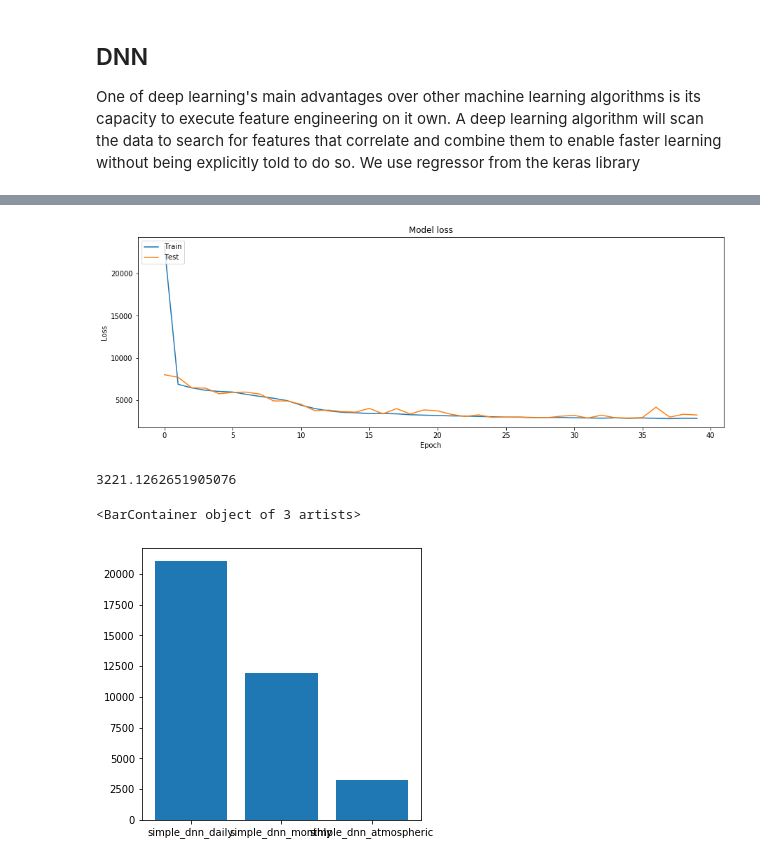
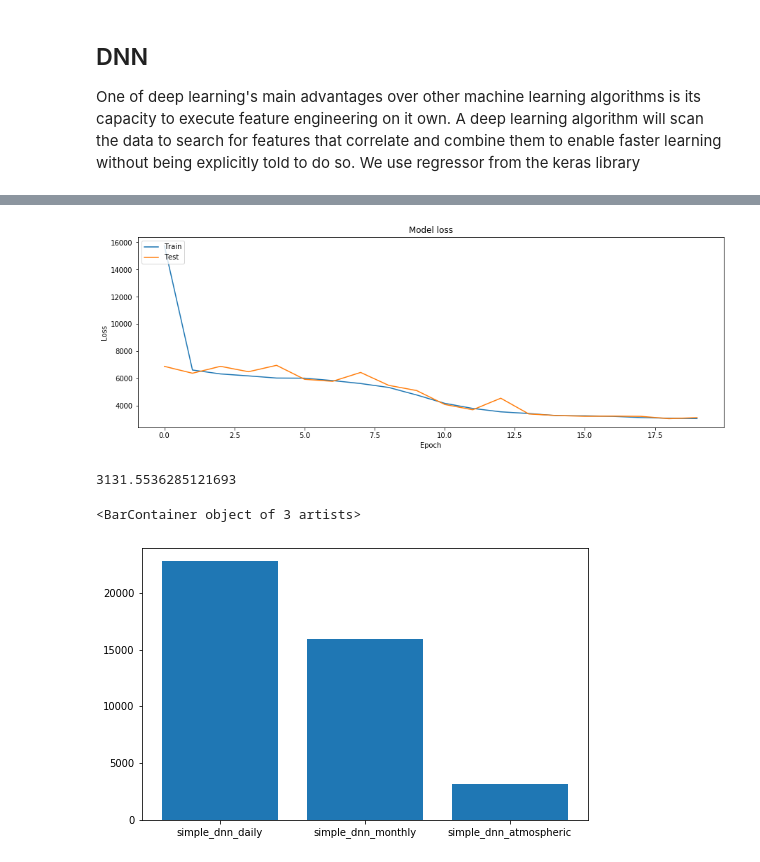
Before and after one commit to s-ankur/ug-project, a Jupyter notebook: simple_dnn.ipynb, the cells around one changed output, grey strips where cells are left out. Cells and saved outputs as stored; diff of their text form; code cells hidden in the pictures.

```diff
--- a/simple_dnn.ipynb
+++ b/simple_dnn.ipynb
@@ -37,6 +40,7 @@ y=np.array(df_train['GHI'])
 X_val=np.array(df_test.index.minute+df_test.index.hour*60).reshape(-1,1)
 y_val=np.array(df_test['GHI'])
 model = baseline_model(1)
-history=model.fit(X,y,validation_data=(X_val,y_val),epochs=40,verbose=False)
+history=model.fit(X,y,validation_data=(X_val,y_val),epochs=20,verbose=False)
 model.save('models/simple_dnn_daily.h5')
 simple_dnn_daily = history
+SVG(model_to_dot(model).create(prog='dot', format='svg'))
@@ -52,6 +58,7 @@ y=np.array(df_train['GHI'])
 X_val=np.array([df_test.index.minute+df_test.index.hour*60,df_test.index.month]).T
 y_val=np.array(df_test['GHI'])
 model = baseline_model(X.shape[-1])
-history=model.fit(X,y,validation_data=(X_val,y_val),epochs=40,verbose=False)
+history=model.fit(X,y,validation_data=(X_val,y_val),epochs=20,verbose=False)
 model.save('models/simple_dnn_monthly.h5')
 simple_dnn_monthly = history
+SVG(model_to_dot(model).create(prog='dot', format='svg'))
@@ -71,6 +80,7 @@ X_val=np.array([df_test.index.minute+df_test.index.hour*60,
             *(df_test[factor] for factor in suny_international.atmospheric_factors)]).T
 y_val=np.array(df_test['GHI'])
 model = baseline_model(X.shape[-1])
-history=model.fit(X,y,validation_data=(X_val,y_val),epochs=40,verbose=False)
+history=model.fit(X,y,validation_data=(X_val,y_val),epochs=20,verbose=False)
 model.save('models/simple_dnn_atmospheric.h5')
 simple_dnn_atmospheric = history
+SVG(model_to_dot(model).create(prog='dot', format='svg'))
@@ -78,12 +90,12 @@ simple_dnn_atmospheric = history
 plot_history(history)
 print(history.history['val_loss'][-1])
 # %% [output]
-[figure, old version]
+[figure, new version]
-3221.1262651905076
+3131.5536285121693
 # %%
-plt.rcParams['figure.figsize'] = [5, 5]
+plt.rcParams['figure.figsize'] = [8, 5]
 loss=[history.history['val_loss'][-1] for history in (simple_dnn_daily,simple_dnn_monthly,simple_dnn_atmospheric)]
 plt.bar(('simple_dnn_daily','simple_dnn_monthly','simple_dnn_atmospheric'),loss)
 # %% [output]
 <BarContainer object of 3 artists>
-[figure, old version]
+[figure, new version]
```
Also changed, not shown: parts of 7 cells of this notebook, 4 other files.
